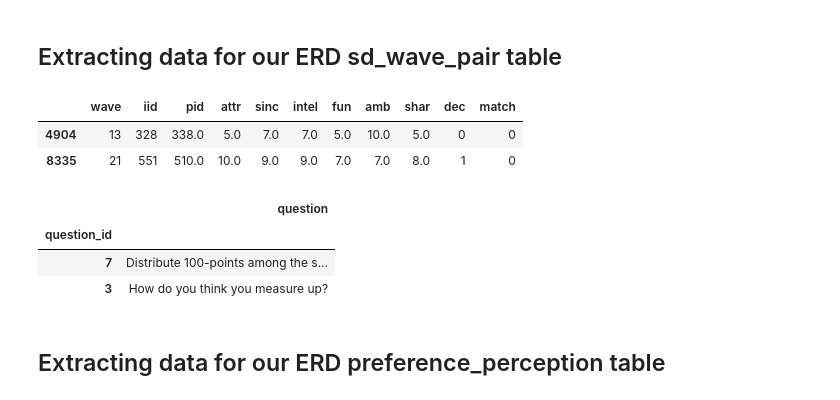
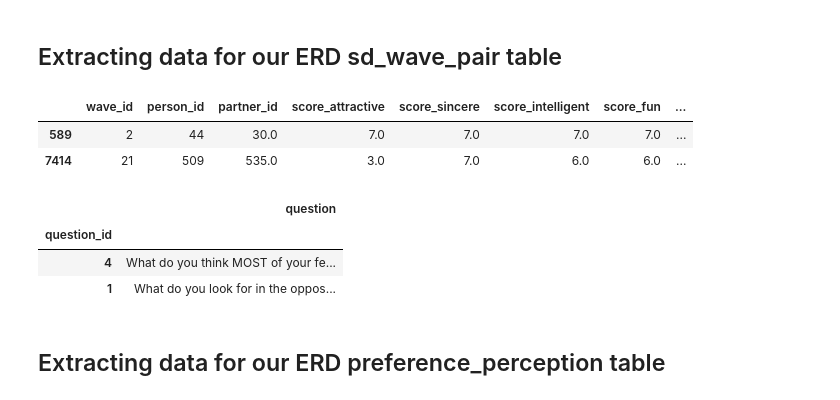
Before and after one commit to DavidGGonzalez/TeamBlue_FinalProject, a Jupyter notebook: Code/LoadDB.ipynb, the cells around one changed output. Saved outputs shown, nothing was run; the diff lists cells and outputs as text; code cells hidden in the pictures.

```diff
--- a/Code/LoadDB.ipynb
+++ b/Code/LoadDB.ipynb
@@ -92,28 +92,30 @@ sd_wave_df.sample(2)
 # %%
 sd_wave_pair_df = raw_df[['wave', 'iid', 'pid', 'attr', 'sinc', 'intel',
                           'fun', 'amb', 'shar', 'dec', 'match']]
+sd_wave_pair_df.columns = ['wave_id', 'person_id', 'partner_id', 'score_attractive', 'score_sincere', 'score_intelligent',
+                           'score_fun', 'score_ambitious', 'score_shared_interests', 'decision', 'match']
 sd_wave_pair_df.sample(2)
 # %% [output]
-|  | wave | iid | pid | attr | sinc | intel | fun | amb | shar | dec | match |
-| 4904 | 13 | 328 | 338.0 | 5.0 | 7.0 | 7.0 | 5.0 | 10.0 | 5.0 | 0 | 0 |
-| 8335 | 21 | 551 | 510.0 | 10.0 | 9.0 | 9.0 | 7.0 | 7.0 | 8.0 | 1 | 0 |
+|  | wave_id | person_id | partner_id | score_attractive | score_sincere | score_intelligent | score_fun | ... |
+| 589 | 2 | 44 | 30.0 | 7.0 | 7.0 | 7.0 | 7.0 | ... |
+| 7414 | 21 | 509 | 535.0 | 3.0 | 7.0 | 6.0 | 6.0 | ... |
-# %%
-questions = ['What do you look for in the opposite sex?',
-             'What do you think MOST of your fellow men/women look for in the opposite sex?',
-             'What do you think the opposite sex looks for in a date?',
-             'How do you think you measure up?',
-             'How do you think others perceive you?',
-             'Distribute 100-points among the six attributes in the way that best reflects the actual importance of these attributes in your decisions']
-question_ids = [1, 4, 2, 3, 5, 7]
-
-survey_question_df = pd.DataFrame({'question_id': question_ids, 'question': questions})
-survey_question_df.set_index('question_id', inplace=True)
-survey_question_df.sample(2)
-# %% [output]
-|  | question |
-| question_id |  |
-| 7 | Distribute 100-points among the s... |
-| 3 | How do you think you measure up? |
+# %%
+questions = ['What do you look for in the opposite sex?',
+             'What do you think MOST of your fellow men/women look for in the opposite sex?',
+             'What do you think the opposite sex looks for in a date?',
+             'How do you think you measure up?',
+             'How do you think others perceive you?',
+             'Distribute 100-points among the six attributes in the way that best reflects the actual importance of these attributes in your decisions']
+question_ids = [1, 4, 2, 3, 5, 7]
+
+survey_question_df = pd.DataFrame({'question_id': question_ids, 'question': questions})
+survey_question_df.set_index('question_id', inplace=True)
+survey_question_df.sample(2)
+# %% [output]
+|  | question |
+| question_id |  |
+| 4 | What do you think MOST of your fe... |
+| 1 | What do you look for in the oppos... |
 # %% [markdown]
 ## Extracting data for our ERD preference_perception table
 # %%
```
Also changed, not shown: parts of 24 cells of this notebook, 1 other file.
